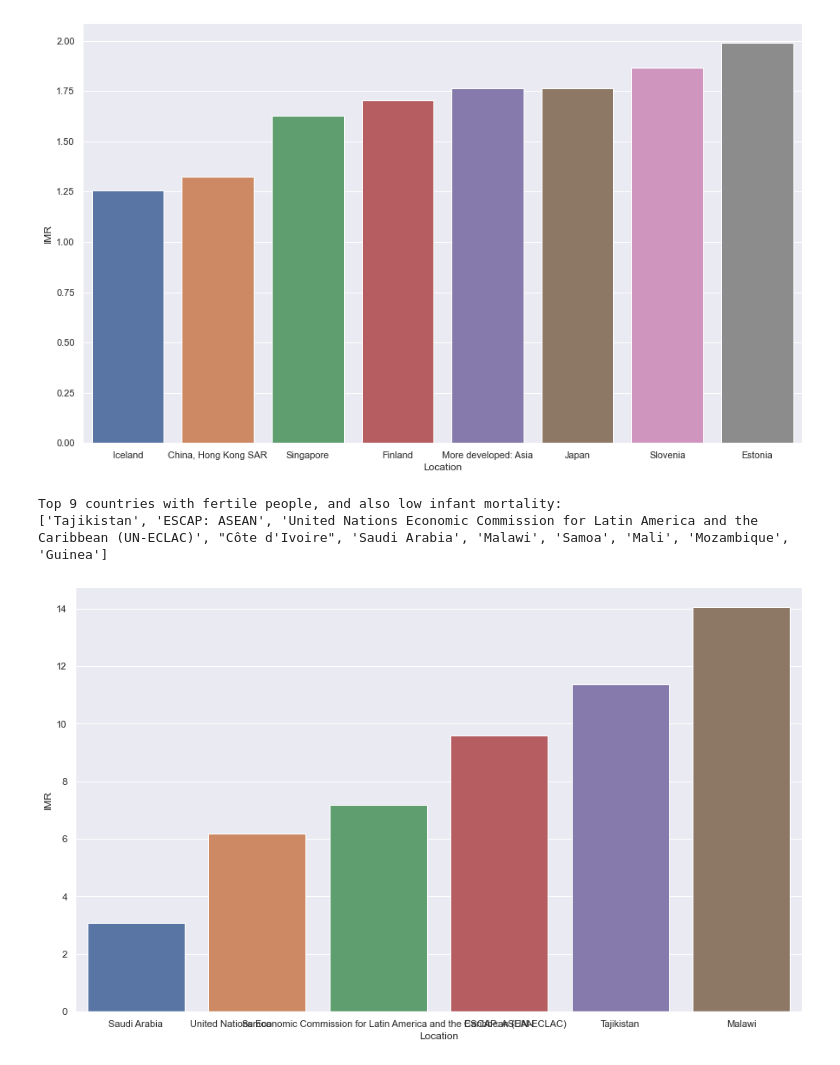
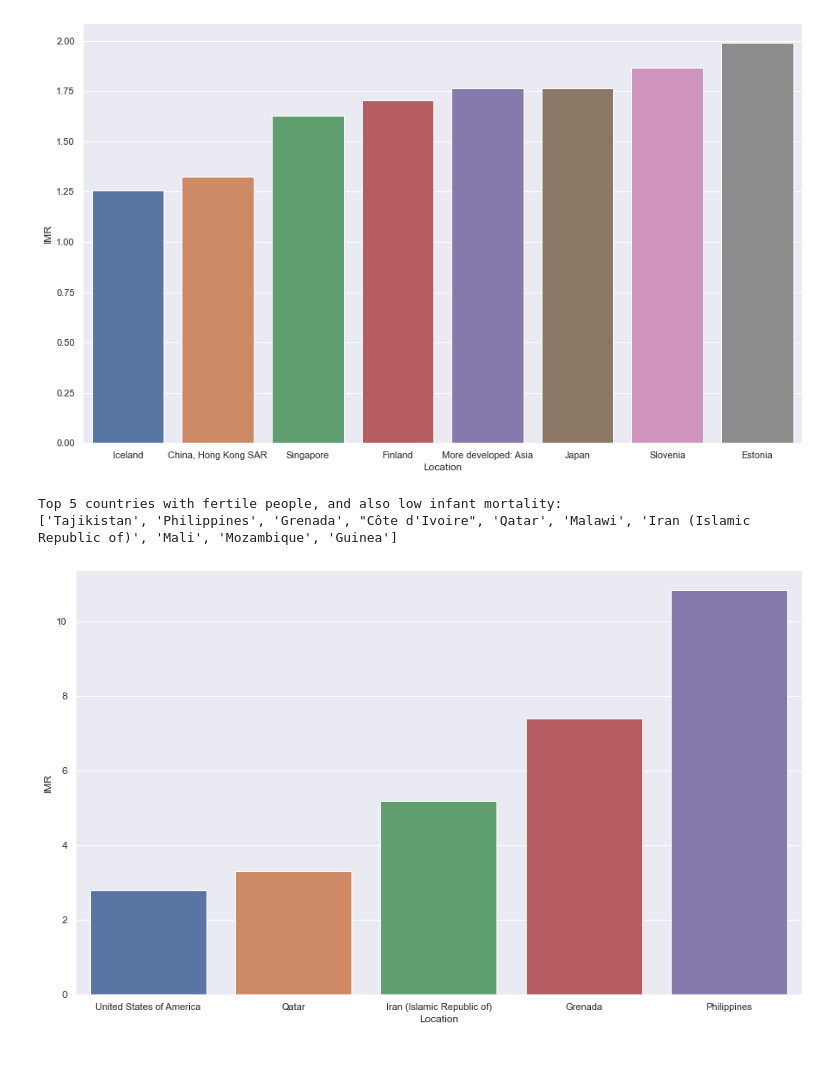
Before and after one commit to billbai0102/Callysto-Hackathon-2020, a Jupyter notebook: submission.ipynb, the cells around one changed output. Drawn from its saved outputs; the diff is of its cells as text; code cells hidden in the pictures.

```diff
--- a/submission.ipynb
+++ b/submission.ipynb
@@ -190,13 +190,14 @@ top_nrr = nrr_projected_df.set_index('Location').index
 top_fertility = fertility_growth_df.index
 
 fertile_nrr_countries = get_top_fertile_imr(list(top_nrr), list(top_fertility), 10)
-print(f'Top 9 countries with fertile people, and also low infant mortality: \n{fertile_nrr_countries}')
+print(f'Top 5 countries with fertile people, and also low infant mortality: \n{fertile_nrr_countries}')
 # %% [output]
-Top 9 countries with fertile people, and also low infant mortality:
-['Tajikistan', 'ESCAP: ASEAN', 'United Nations Economic Commission for Latin America and the Caribbean (UN-ECLAC)', "Côte d'Ivoire", 'Saudi Arabia', 'Malawi', 'Samoa', 'Mali', 'Mozambique', 'Guinea']
+Top 5 countries with fertile people, and also low infant mortality:
+['Tajikistan', 'Philippines', 'Grenada', "Côte d'Ivoire", 'Qatar', 'Malawi', 'Iran (Islamic Republic of)', 'Mali', 'Mozambique', 'Guinea']
 # %%
+fertile_nrr_countries.append('United States of America')
 nrr_top10 = period_indicator_df.loc[period_indicator_df['MidPeriod']>=2018].groupby(['Location'])['IMR'].mean()\
     .reset_index().sort_values(by='IMR', ascending=True).reset_index()
-ax = sns.barplot('Location', 'IMR', data=nrr_top10.loc[nrr_top10['Location'].isin(fertile_nrr_countries)][:6])
+ax = sns.barplot('Location', 'IMR', data=nrr_top10.loc[nrr_top10['Location'].isin(fertile_nrr_countries)][:5])
 # %% [output]
-[figure, old version]
+[figure, new version]
```
Also changed, not shown: parts of 8 cells of this notebook.
